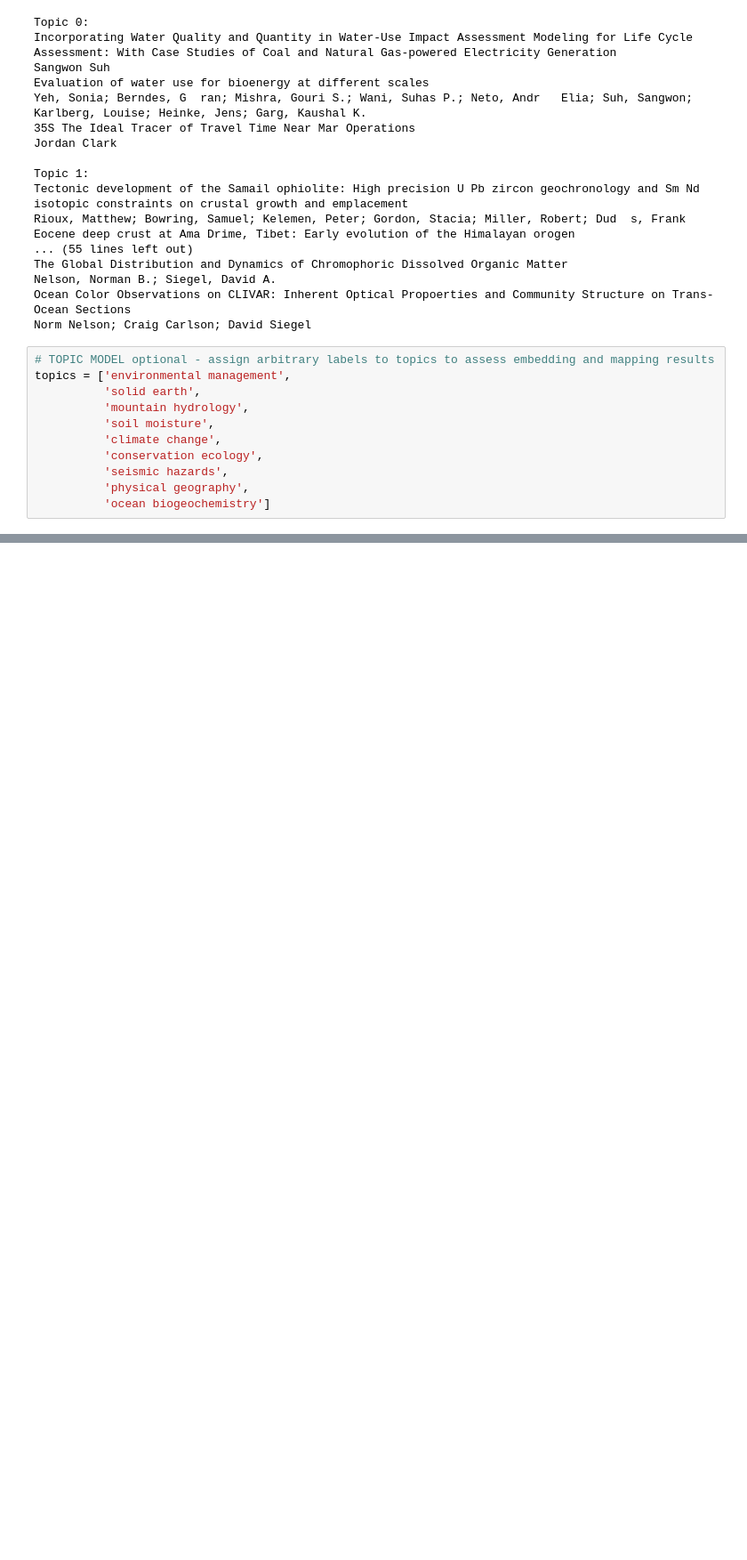
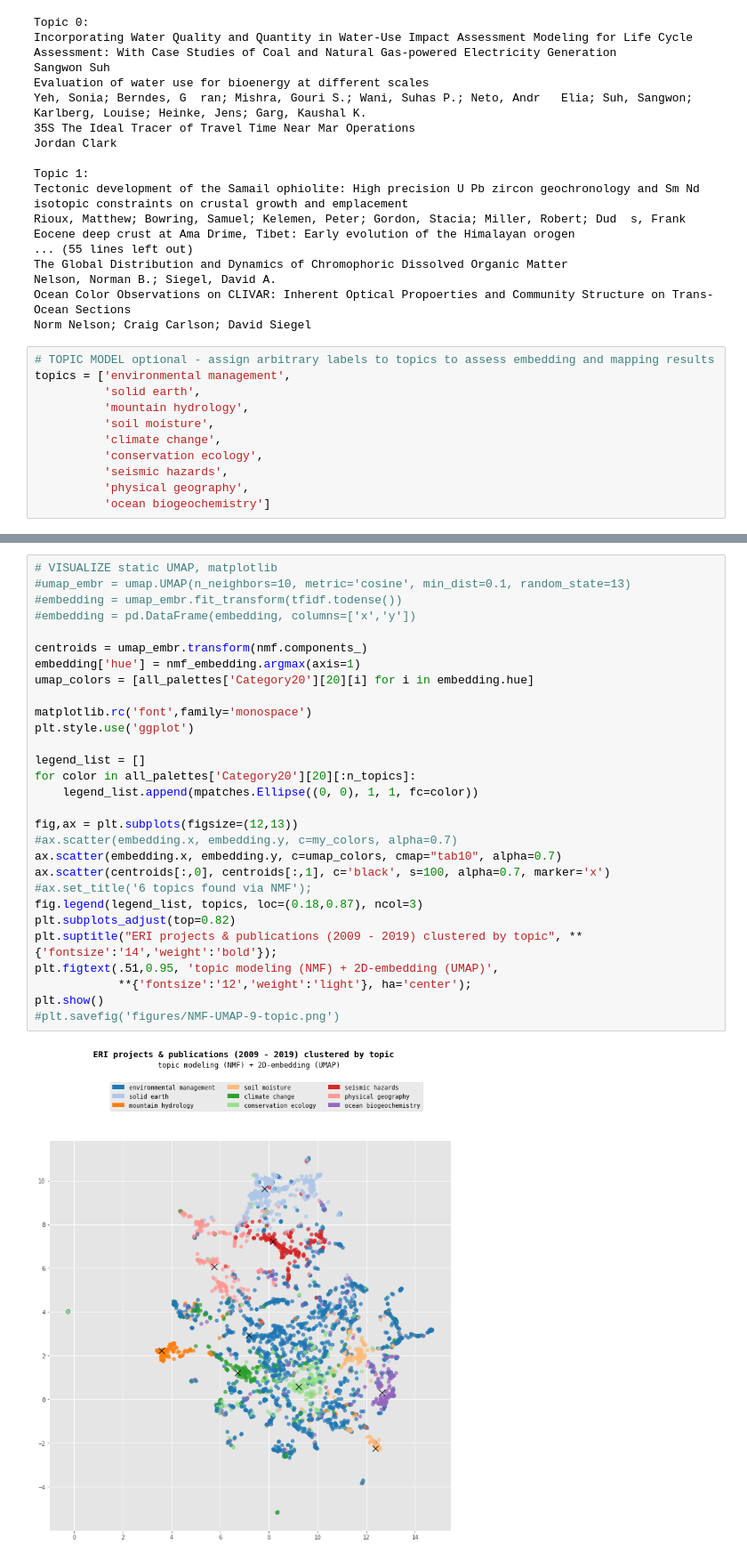
Before and after one commit to saralafia/ERI-maps, a Jupyter notebook: ERI-spatializations.ipynb, the cells around one changed output, grey strips where cells are left out. Shown at 89% size. Cells and saved outputs as stored; diff of their text form; blank space fills up the shorter version.

```diff
--- a/ERI-spatializations.ipynb
+++ b/ERI-spatializations.ipynb
@@ -220 +272,32 @@ for i in range(len(topics)):
+# %%
+# VISUALIZE static UMAP, matplotlib
+#umap_embr = umap.UMAP(n_neighbors=10, metric='cosine', min_dist=0.1, random_state=13)
+#embedding = umap_embr.fit_transform(tfidf.todense())
+#embedding = pd.DataFrame(embedding, columns=['x','y'])
+
+centroids = umap_embr.transform(nmf.components_)
+embedding['hue'] = nmf_embedding.argmax(axis=1)
+umap_colors = [all_palettes['Category20'][20][i] for i in embedding.hue]
+
+matplotlib.rc('font',family='monospace')
+plt.style.use('ggplot')
+
+legend_list = []
+for color in all_palettes['Category20'][20][:n_topics]:
+    legend_list.append(mpatches.Ellipse((0, 0), 1, 1, fc=color))
+
+fig,ax = plt.subplots(figsize=(12,13))
+#ax.scatter(embedding.x, embedding.y, c=my_colors, alpha=0.7)
+ax.scatter(embedding.x, embedding.y, c=umap_colors, cmap="tab10", alpha=0.7)
+ax.scatter(centroids[:,0], centroids[:,1], c='black', s=100, alpha=0.7, marker='x')
+#ax.set_title('6 topics found via NMF');
+fig.legend(legend_list, topics, loc=(0.18,0.87), ncol=3)
+plt.subplots_adjust(top=0.82)
+plt.suptitle("ERI projects & publications (2009 - 2019) clustered by topic", **{'fontsize':'14','weight':'bold'});
+plt.figtext(.51,0.95, 'topic modeling (NMF) + 2D-embedding (UMAP)',
+            **{'fontsize':'12','weight':'light'}, ha='center');
+plt.show()
+#plt.savefig('figures/NMF-UMAP-9-topic.png')
+# %% [output]
+[figure, added]
 # %%
```
Also changed, not shown: parts of 10 cells of this notebook, 2 other files.
